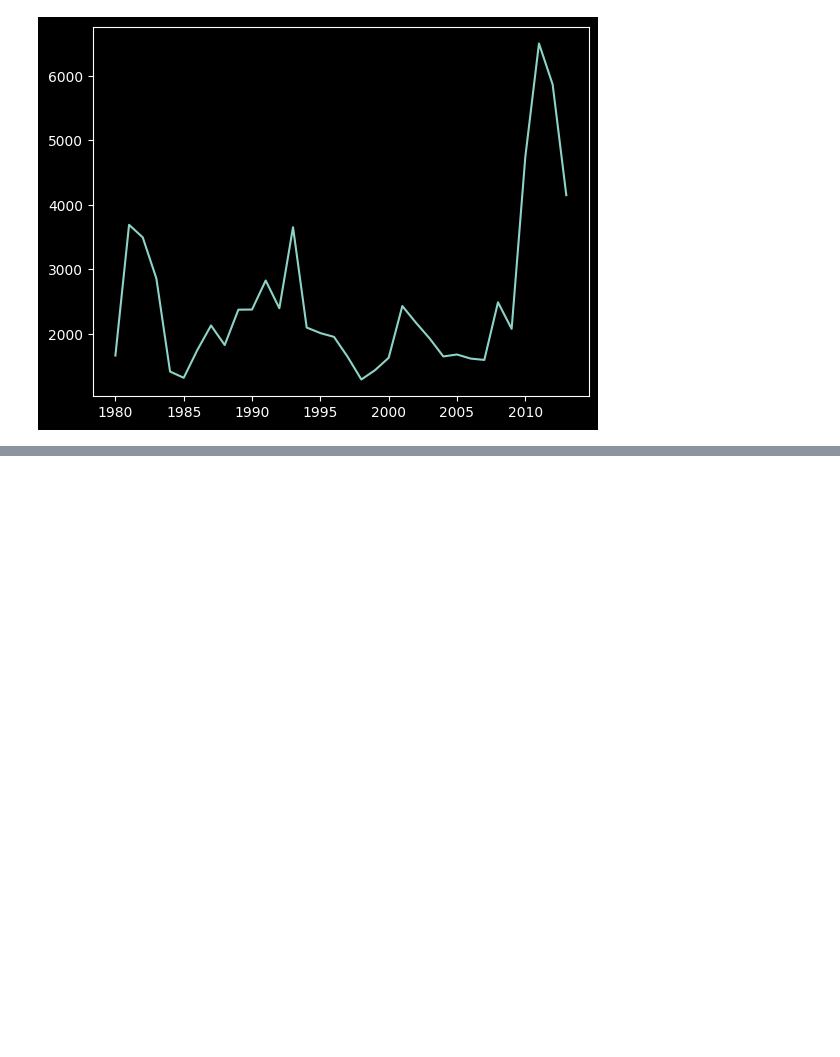
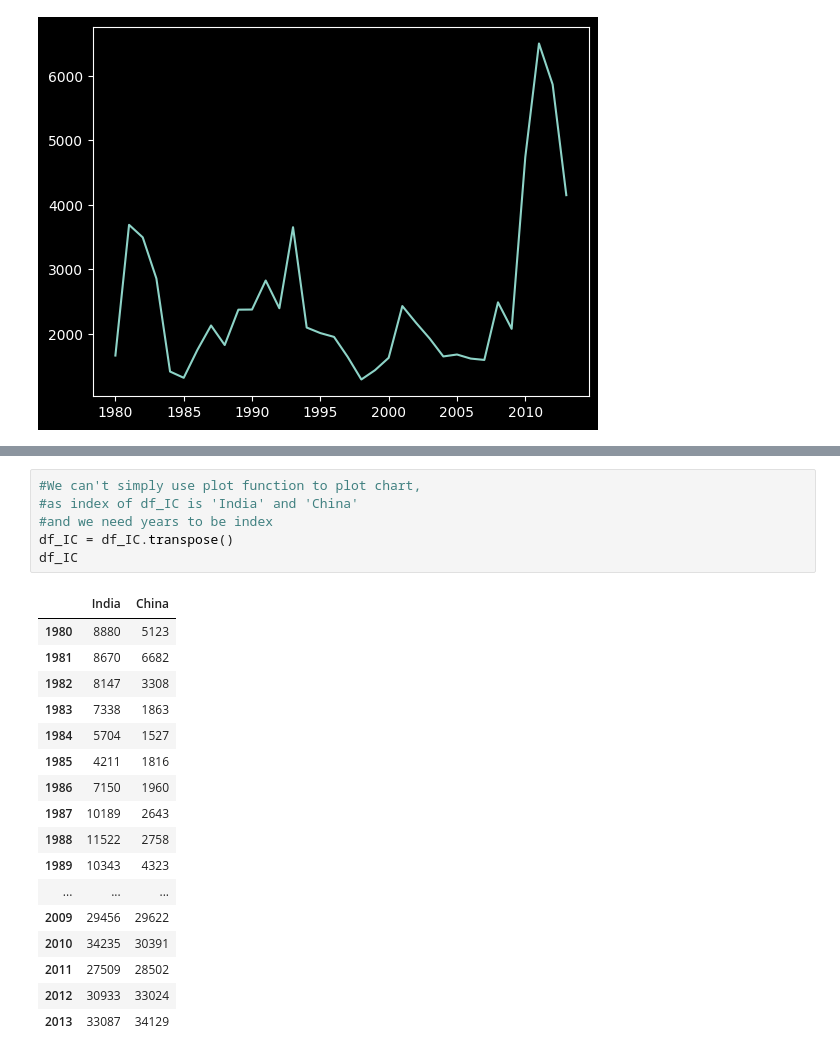
Before and after one commit to Mohwit/Data-Visualization, a Jupyter notebook: lineChart.ipynb, the cells around one changed output, grey strips where cells are left out. Saved outputs shown, nothing was run; the diff lists cells and outputs as text; blank space fills up the shorter version.

```diff
--- a/lineChart.ipynb
+++ b/lineChart.ipynb
@@ -494,0 +504,24 @@ If the years were stored as type 'string', we would need to specify x as the ind
+# %%
+#We can't simply use plot function to plot chart,
+#as index of df_IC is 'India' and 'China'
+#and we need years to be index
+df_IC = df_IC.transpose()
+df_IC
+# %% [output]
+|  | India | China |
+| 1980 | 8880 | 5123 |
+| 1981 | 8670 | 6682 |
+| 1982 | 8147 | 3308 |
+| 1983 | 7338 | 1863 |
+| 1984 | 5704 | 1527 |
+| 1985 | 4211 | 1816 |
+| 1986 | 7150 | 1960 |
+| 1987 | 10189 | 2643 |
+| 1988 | 11522 | 2758 |
+| 1989 | 10343 | 4323 |
+| ... | ... | ... |
+| 2009 | 29456 | 29622 |
+| 2010 | 34235 | 30391 |
+| 2011 | 27509 | 28502 |
+| 2012 | 30933 | 33024 |
+| 2013 | 33087 | 34129 |
```
Also changed, not shown: parts of 7 cells of this notebook.
